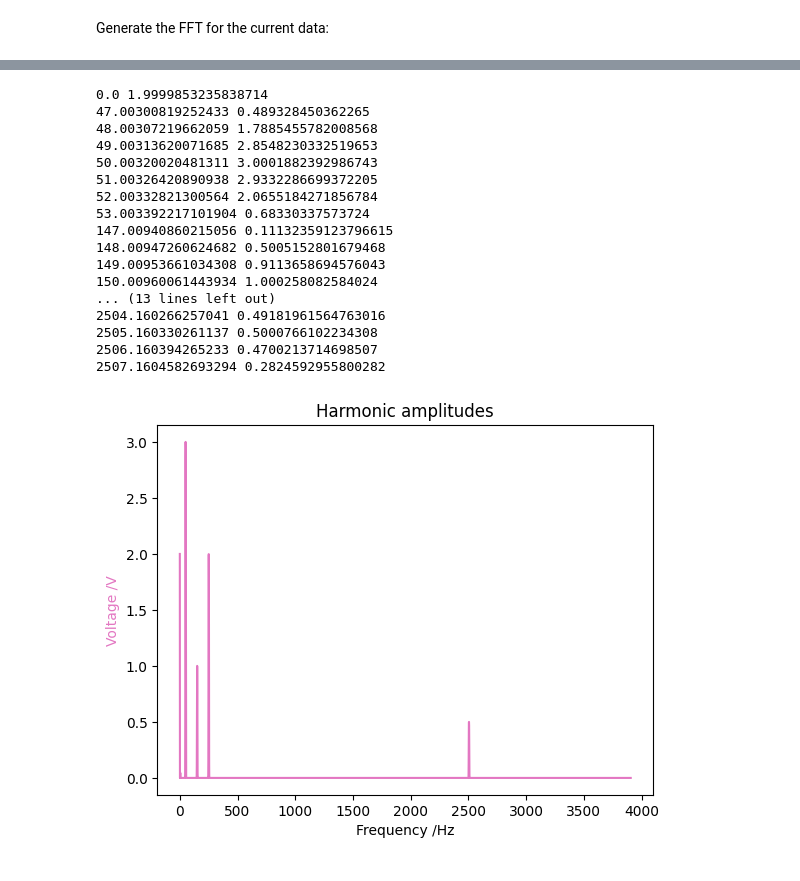
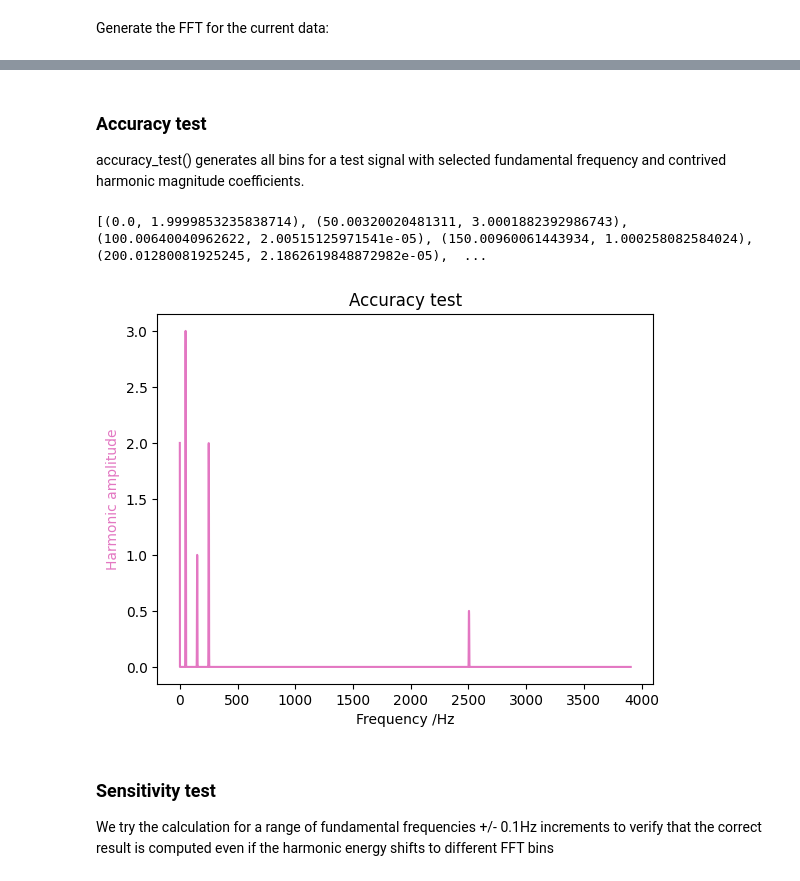
Before and after one commit to arup-group/pqm-hellebores, a Jupyter notebook: nb/energy_and_power_quality_calculations_2.ipynb, the cells around one changed output, grey strips where cells are left out. Saved outputs shown, nothing was run; the diff lists cells and outputs as text; code cells hidden in the pictures.

```diff
--- a/nb/energy_and_power_quality_calculations_2.ipynb
+++ b/nb/energy_and_power_quality_calculations_2.ipynb
@@ -386,28 +385,19 @@ draw_fft(pd.keys(), pd.values(), 'Current /A', color='tab:orange')
-# %%
-# frequency_vs_voltage_test contains all bins for a test signal with fundamental
-# frequency 50.1 Hz and contrived harmonic content at h0, h1, h3, h5 and h50
-pd = dict(frequency_vs_voltage_test)
-items = pd.items()
-for (f,v) in items:
-    if v > 0.1:                 # we only print out bins above amplitude 0.1
-        print(f, v)
-draw_fft(pd.keys(), pd.values(), 'Voltage /V', color='tab:pink')
-# %% [output]
-0.0 1.9999853235838714
-47.00300819252433 0.489328450362265
-48.00307219662059 1.7885455782008568
-49.00313620071685 2.8548230332519653
-50.00320020481311 3.0001882392986743
-51.00326420890938 2.9332286699372205
-52.00332821300564 2.0655184271856784
-53.003392217101904 0.68330337573724
-147.00940860215056 0.11132359123796615
-148.00947260624682 0.5005152801679468
-149.00953661034308 0.9113658694576043
-150.00960061443934 1.000258082584024
-... (13 lines left out)
-2504.160266257041 0.49181961564763016
-2505.160330261137 0.5000766102234308
-2506.160394265233 0.4700213714698507
-2507.1604582693294 0.2824592955800282
-[figure, removed]
+# %% [markdown]
+### Accuracy test
+accuracy_test() generates all bins for a test signal with selected fundamental frequency and contrived harmonic magnitude coefficients.
+# %%
+freq = 50.1
+coefficients = [(0,2), (1,3), (3,1), (5,2), (50,0.5)]
+bins, mags = simulated_test(freq, coefficients)
+f_bins, f_mags = filter_fft(freq, bins, mags)
+print([*zip(f_bins, f_mags)])
+# %% [output]
+[(0.0, 1.9999853235838714), (50.00320020481311, 3.0001882392986743), (100.00640040962622, 2.00515125971541e-05), (150.00960061443934, 1.000258082584024), (200.01280081925245, 2.1862619848872982e-05),  ...
+# %%
+freqs, mags = accuracy_test_result
+draw_fft(freqs, mags, 'Accuracy test', 'Harmonic amplitude', color='tab:pink')
+# %% [output]
+[figure, added]
+# %% [markdown]
+### Sensitivity test
+We try the calculation for a range of fundamental frequencies +/- 0.1Hz increments to verify that the correct result is computed even if the harmonic energy shifts to different FFT bins
```
Also changed, not shown: parts of 35 cells of this notebook, 1 other file.
